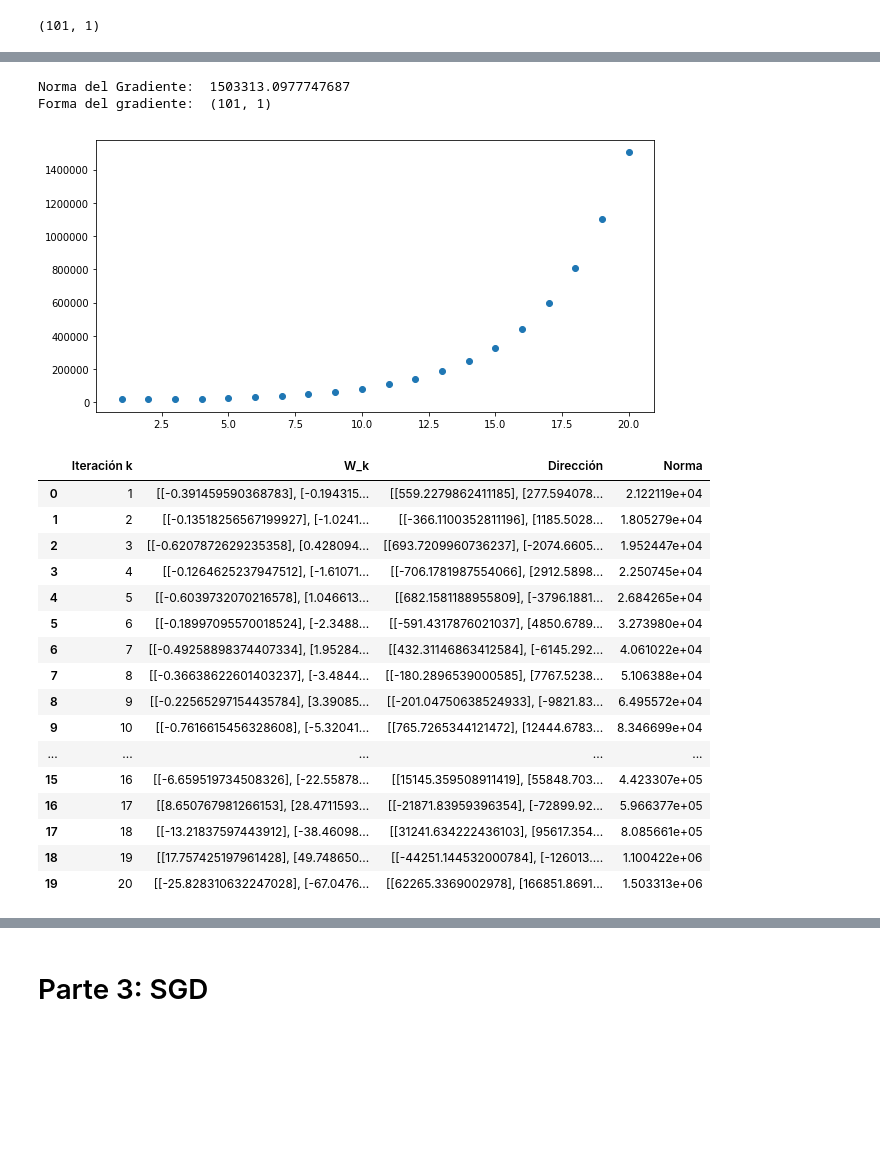
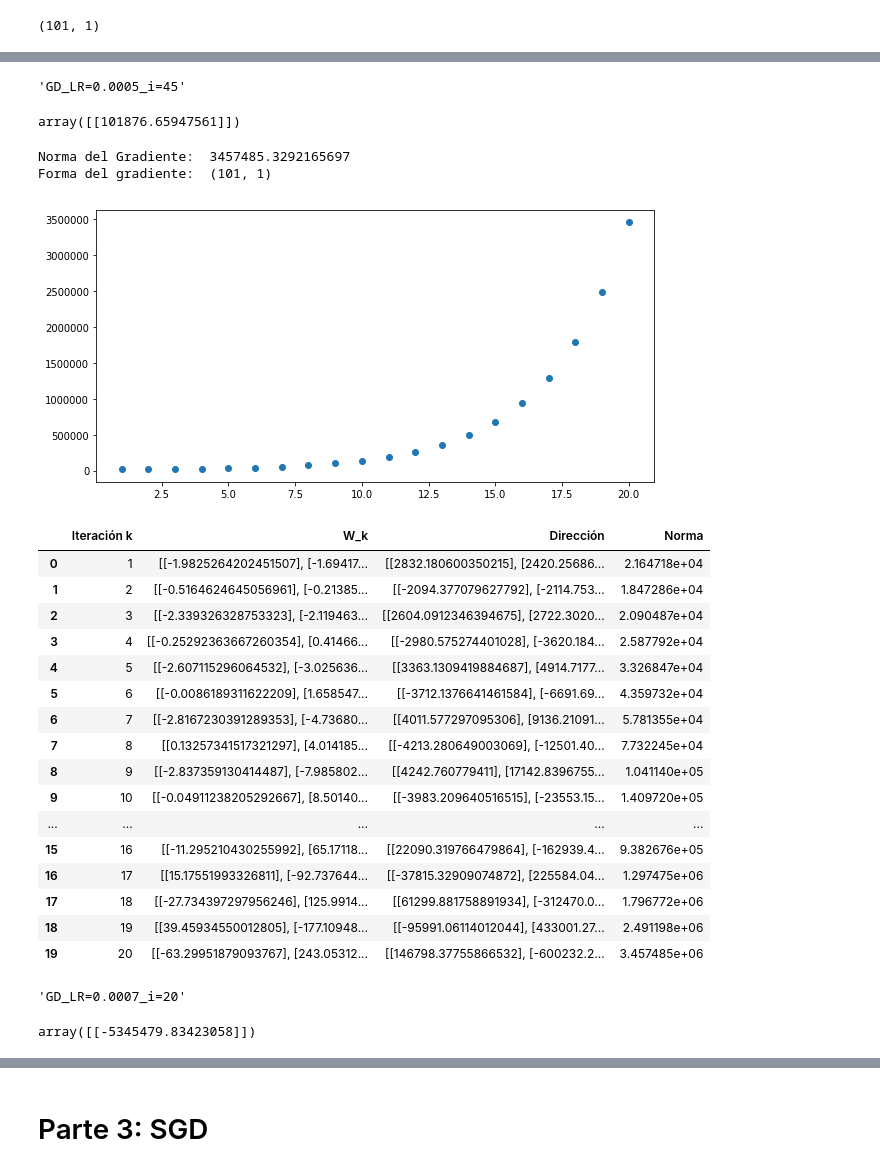
Before and after one commit to jmeonov201/Algoritmos-en-la-Ciencia-de-Datos, a Jupyter notebook: Laboratorio 3/Untitled.ipynb, the cells around one changed output, grey strips where cells are left out. Drawn from its saved outputs; the diff is of its cells as text; code cells hidden in the pictures; blank space fills up the shorter version.

```diff
--- a/Laboratorio 3/Untitled.ipynb
+++ b/Laboratorio 3/Untitled.ipynb
@@ -32,4 +36,4 @@ array([[-0.38580115],
 # %%
-bias = np.random.normal(0,0.5,(1000,1))
-bias[0:10]
+bias = np.random.normal(0,0.5,(1,1))
+bias
 # %% [output]
@@ -85,7 +96,7 @@ w_nulo.shape
 # %%
 def GD(ye,w,equis,tol=0.1,epochs=20,lr=0.1):
 
-    unos = np.ones_like(y)
+    unos = np.ones_like(ye)
     features = np.hstack((equis,unos))
 
     nor_gradiente = 100
@@ -124,6 +135,10 @@ def GD(ye,w,equis,tol=0.1,epochs=20,lr=0.1):
         #print("x_inicial: ", x_inicial)
         #print("gradiente: ", gradiente)
 
+    cadena_config = "GD""_LR="+str(lr)+"_i="+str(i)
+
+    optimo = np.matmul(np.matmul(cur_w.T,features.T),ye)
+
     print("Norma del Gradiente: ", nor_gradiente)
     print("Forma del gradiente: ", gradiente.shape)
 
@@ -135,6 +150,6 @@ def GD(ye,w,equis,tol=0.1,epochs=20,lr=0.1):
 
 
     TableOut = pd.DataFrame({'Iteración k':iteracion_k, 'W_k':w_k, 'Dirección': pk, 'Norma': norma_k})
-    return TableOut, iteracion_k, norma_k
+    return TableOut, iteracion_k, norma_k, cur_w, cadena_config, optimo
     print(gradiente.shape)
 # %%
@@ -189,27 +212,43 @@ Forma del gradiente:  (101, 1)
+# %%
+kdna_2
+# %% [output]
+'GD_LR=0.0005_i=45'
+# %%
+op_2
+# %% [output]
+array([[101876.65947561]])
 # %%
-T_3, i_3, nor_3 = GD(y,w_nulo,x,tol=0.001102,epochs=20,lr=0.0007)
+T_3, i_3, nor_3, w_3, kdna_3, op_3 = GD(y,w_nulo,x,tol=0.001102,epochs=20,lr=0.0007)
 T_3
 # %% [output]
-Norma del Gradiente:  1503313.0977747687
+Norma del Gradiente:  3457485.3292165697
 Forma del gradiente:  (101, 1)
-[figure, old version]
+[figure, new version]
 |  | Iteración k | W_k | Dirección | Norma |
-| 0 | 1 | [[-0.391459590368783], [-0.194315... | [[559.2279862411185], [277.594078... | 2.122119e+04 |
-| 1 | 2 | [[-0.13518256567199927], [-1.0241... | [[-366.1100352811196], [1185.5028... | 1.805279e+04 |
-| 2 | 3 | [[-0.6207872629235358], [0.428094... | [[693.7209960736237], [-2074.6605... | 1.952447e+04 |
-| 3 | 4 | [[-0.1264625237947512], [-1.61071... | [[-706.1781987554066], [2912.5898... | 2.250745e+04 |
-| 4 | 5 | [[-0.6039732070216578], [1.046613... | [[682.1581188955809], [-3796.1881... | 2.684265e+04 |
-| 5 | 6 | [[-0.18997095570018524], [-2.3488... | [[-591.4317876021037], [4850.6789... | 3.273980e+04 |
-| 6 | 7 | [[-0.49258898374407334], [1.95284... | [[432.31146863412584], [-6145.292... | 4.061022e+04 |
-| 7 | 8 | [[-0.36638622601403237], [-3.4844... | [[-180.2896539000585], [7767.5238... | 5.106388e+04 |
-| 8 | 9 | [[-0.22565297154435784], [3.39085... | [[-201.04750638524933], [-9821.83... | 6.495572e+04 |
-| 9 | 10 | [[-0.7616615456328608], [-5.32041... | [[765.7265344121472], [12444.6783... | 8.346699e+04 |
+| 0 | 1 | [[-1.9825264202451507], [-1.69417... | [[2832.180600350215], [2420.25686... | 2.164718e+04 |
+| 1 | 2 | [[-0.5164624645056961], [-0.21385... | [[-2094.377079627792], [-2114.753... | 1.847286e+04 |
+| 2 | 3 | [[-2.339326328753323], [-2.119463... | [[2604.0912346394675], [2722.3020... | 2.090487e+04 |
+| 3 | 4 | [[-0.25292363667260354], [0.41466... | [[-2980.575274401028], [-3620.184... | 2.587792e+04 |
+| 4 | 5 | [[-2.607115296064532], [-3.025636... | [[3363.1309419884687], [4914.7177... | 3.326847e+04 |
+| 5 | 6 | [[-0.0086189311622209], [1.658547... | [[-3712.1376641461584], [-6691.69... | 4.359732e+04 |
+| 6 | 7 | [[-2.8167230391289353], [-4.73680... | [[4011.577297095306], [9136.21091... | 5.781355e+04 |
+| 7 | 8 | [[0.13257341517321297], [4.014185... | [[-4213.280649003069], [-12501.40... | 7.732245e+04 |
+| 8 | 9 | [[-2.837359130414487], [-7.985802... | [[4242.760779411], [17142.8396755... | 1.041140e+05 |
+| 9 | 10 | [[-0.04911238205292667], [8.50140... | [[-3983.209640516515], [-23553.15... | 1.409720e+05 |
 | ... | ... | ... | ... | ... |
-| 15 | 16 | [[-6.659519734508326], [-22.55878... | [[15145.359508911419], [55848.703... | 4.423307e+05 |
-| 16 | 17 | [[8.650767981266153], [28.4711593... | [[-21871.83959396354], [-72899.92... | 5.966377e+05 |
-| 17 | 18 | [[-13.21837597443912], [-38.46098... | [[31241.634222436103], [95617.354... | 8.085661e+05 |
-| 18 | 19 | [[17.757425197961428], [49.748650... | [[-44251.144532000784], [-126013.... | 1.100422e+06 |
-| 19 | 20 | [[-25.828310632247028], [-67.0476... | [[62265.3369002978], [166851.8691... | 1.503313e+06 |
+| 15 | 16 | [[-11.295210430255992], [65.17118... | [[22090.319766479864], [-162939.4... | 9.382676e+05 |
+| 16 | 17 | [[15.17551993326811], [-92.737644... | [[-37815.32909074872], [225584.04... | 1.297475e+06 |
+| 17 | 18 | [[-27.734397297956246], [125.9914... | [[61299.881758891934], [-312470.0... | 1.796772e+06 |
+| 18 | 19 | [[39.45934550012805], [-177.10948... | [[-95991.06114012044], [433001.27... | 2.491198e+06 |
+| 19 | 20 | [[-63.29951879093767], [243.05312... | [[146798.37755866532], [-600232.2... | 3.457485e+06 |
+# %%
+kdna_3
+# %% [output]
+'GD_LR=0.0007_i=20'
+# %%
+op_3
+# %% [output]
+array([[-5345479.83423058]])
 # %%
 ## Gráfica
 fig  = plt.figure(figsize=(10,5))
```
Also changed, not shown: parts of 76 cells of this notebook.
